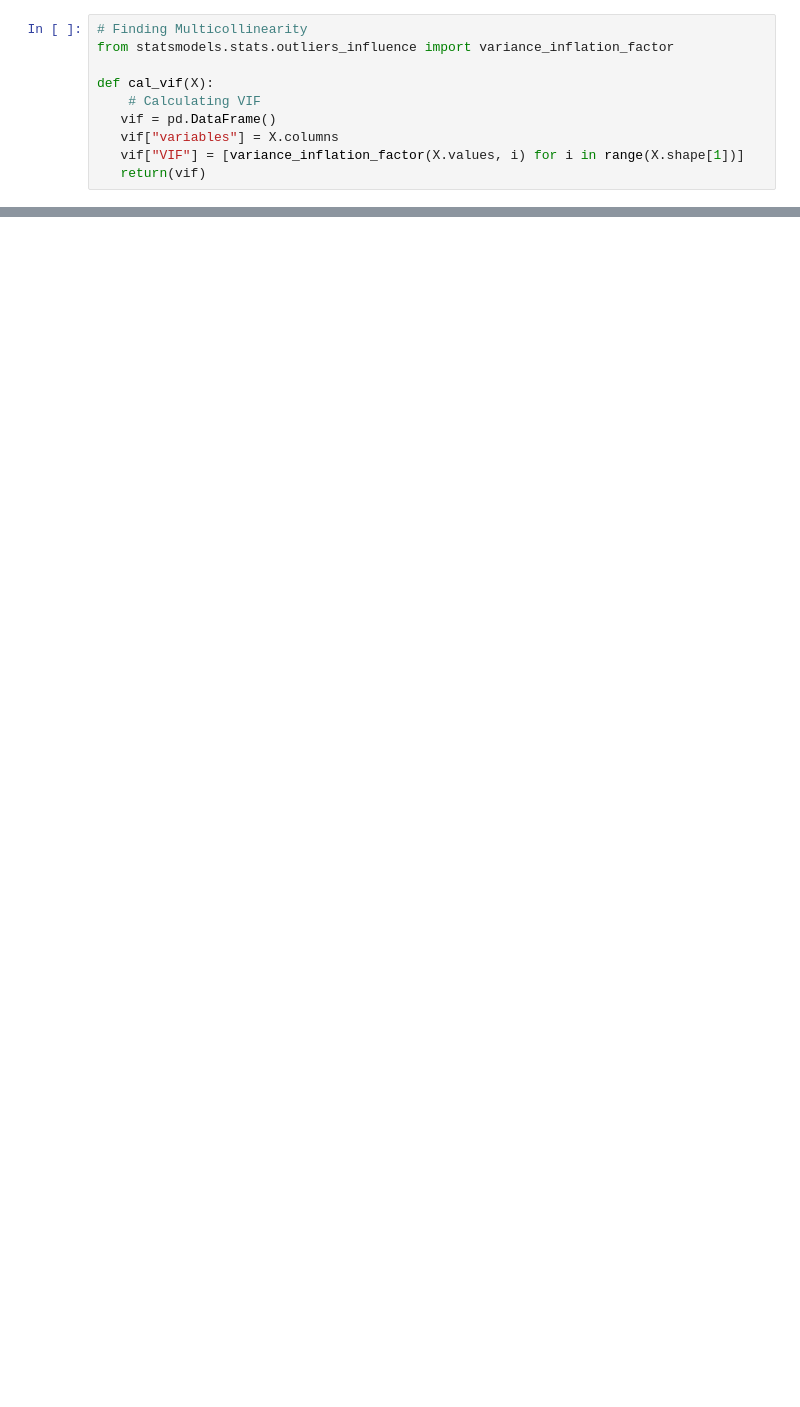
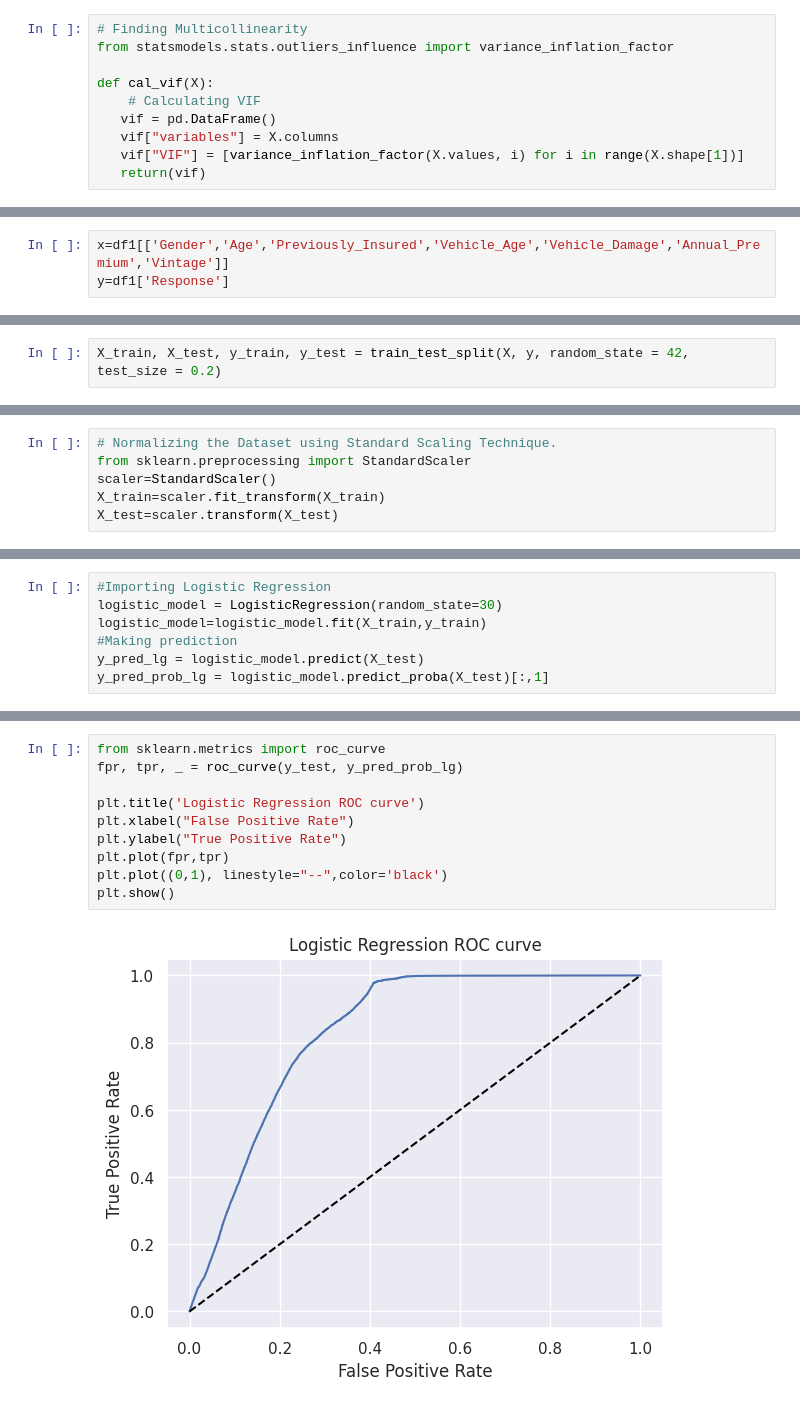
Before and after one commit to shwe-hg/capston-project-on-classification, a Jupyter notebook: project_on_classification(ML).ipynb, the cells around one changed output, grey strips where cells are left out. Saved outputs shown, nothing was run; the diff lists cells and outputs as text; blank space fills up the shorter version.

```diff
--- a/project_on_classification(ML).ipynb
+++ b/project_on_classification(ML).ipynb
@@ -677,0 +783,3 @@ cal_vif(df1[[i for i in df1.describe().columns if i not in ['Response']]])
+# %%
+x=df1[['Gender','Age','Previously_Insured','Vehicle_Age','Vehicle_Damage','Annual_Premium','Vintage']]
+y=df1['Response']
@@ -677,0 +838,2 @@ cal_vif(df1[[i for i in df1.describe().columns if i not in ['Response']]])
+# %%
+X_train, X_test, y_train, y_test = train_test_split(X, y, random_state = 42, test_size = 0.2)
@@ -677,0 +856,6 @@ cal_vif(df1[[i for i in df1.describe().columns if i not in ['Response']]])
+# %%
+# Normalizing the Dataset using Standard Scaling Technique.
+from sklearn.preprocessing import StandardScaler
+scaler=StandardScaler()
+X_train=scaler.fit_transform(X_train)
+X_test=scaler.transform(X_test)
@@ -677,0 +864,7 @@ cal_vif(df1[[i for i in df1.describe().columns if i not in ['Response']]])
+# %%
+#Importing Logistic Regression
+logistic_model = LogisticRegression(random_state=30)
+logistic_model=logistic_model.fit(X_train,y_train)
+#Making prediction
+y_pred_lg = logistic_model.predict(X_test)
+y_pred_prob_lg = logistic_model.predict_proba(X_test)[:,1]
@@ -677,0 +893,12 @@ cal_vif(df1[[i for i in df1.describe().columns if i not in ['Response']]])
+# %%
+from sklearn.metrics import roc_curve
+fpr, tpr, _ = roc_curve(y_test, y_pred_prob_lg)
+
+plt.title('Logistic Regression ROC curve')
+plt.xlabel("False Positive Rate")
+plt.ylabel("True Positive Rate")
+plt.plot(fpr,tpr)
+plt.plot((0,1), linestyle="--",color='black')
+plt.show()
+# %% [output]
+[figure, added]
```
Also changed, not shown: parts of 39 cells of this notebook.
